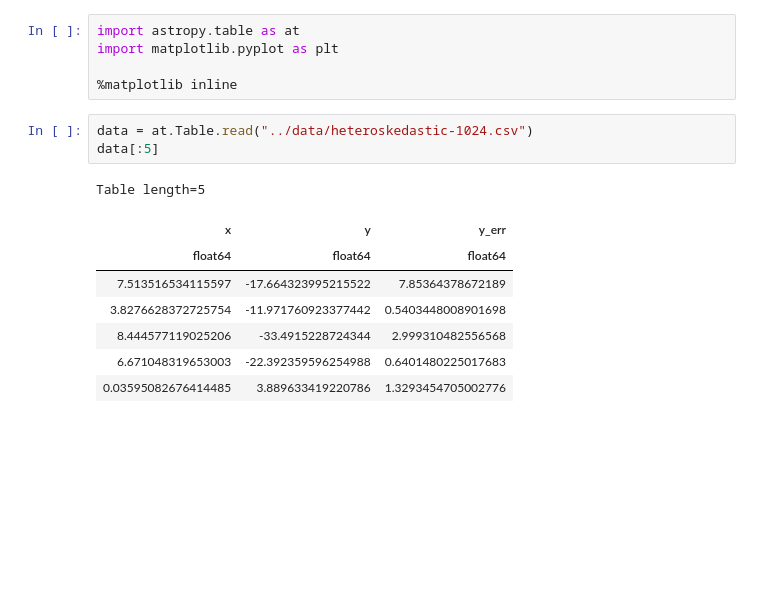
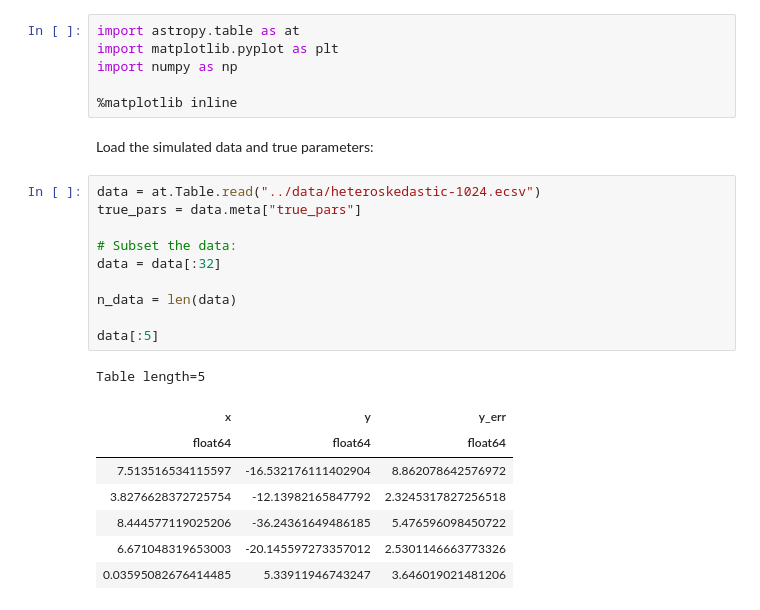
Before and after one commit to astrodatagroup/fitting-a-line, a Jupyter notebook: recipes/least-squares.ipynb, the cells around one changed output. Drawn from its saved outputs; the diff is of its cells as text; blank space fills up the shorter version.

```diff
--- a/recipes/least-squares.ipynb
+++ b/recipes/least-squares.ipynb
@@ -1,17 +7,27 @@
 # %%
 import astropy.table as at
 import matplotlib.pyplot as plt
+import numpy as np
 
 %matplotlib inline
+# %% [markdown]
+Load the simulated data and true parameters:
 # %%
-data = at.Table.read("../data/heteroskedastic-1024.csv")
+data = at.Table.read("../data/heteroskedastic-1024.ecsv")
+true_pars = data.meta["true_pars"]
+
+# Subset the data:
+data = data[:32]
+
+n_data = len(data)
+
 data[:5]
 # %% [output]
 Table length=5
 | x | y | y_err |
 | float64 | float64 | float64 |
-| 7.513516534115597 | -17.664323995215522 | 7.85364378672189 |
-| 3.8276628372725754 | -11.971760923377442 | 0.5403448008901698 |
-| 8.444577119025206 | -33.4915228724344 | 2.999310482556568 |
-| 6.671048319653003 | -22.392359596254988 | 0.6401480225017683 |
-| 0.03595082676414485 | 3.889633419220786 | 1.3293454705002776 |
+| 7.513516534115597 | -16.532176111402904 | 8.862078642576972 |
+| 3.8276628372725754 | -12.13982165847792 | 2.3245317827256518 |
+| 8.444577119025206 | -36.24361649486185 | 5.476596098450722 |
+| 6.671048319653003 | -20.145597273357012 | 2.5301146663773326 |
+| 0.03595082676414485 | 5.33911946743247 | 3.646019021481206 |
```
Also changed, not shown: parts of 18 cells of this notebook.
